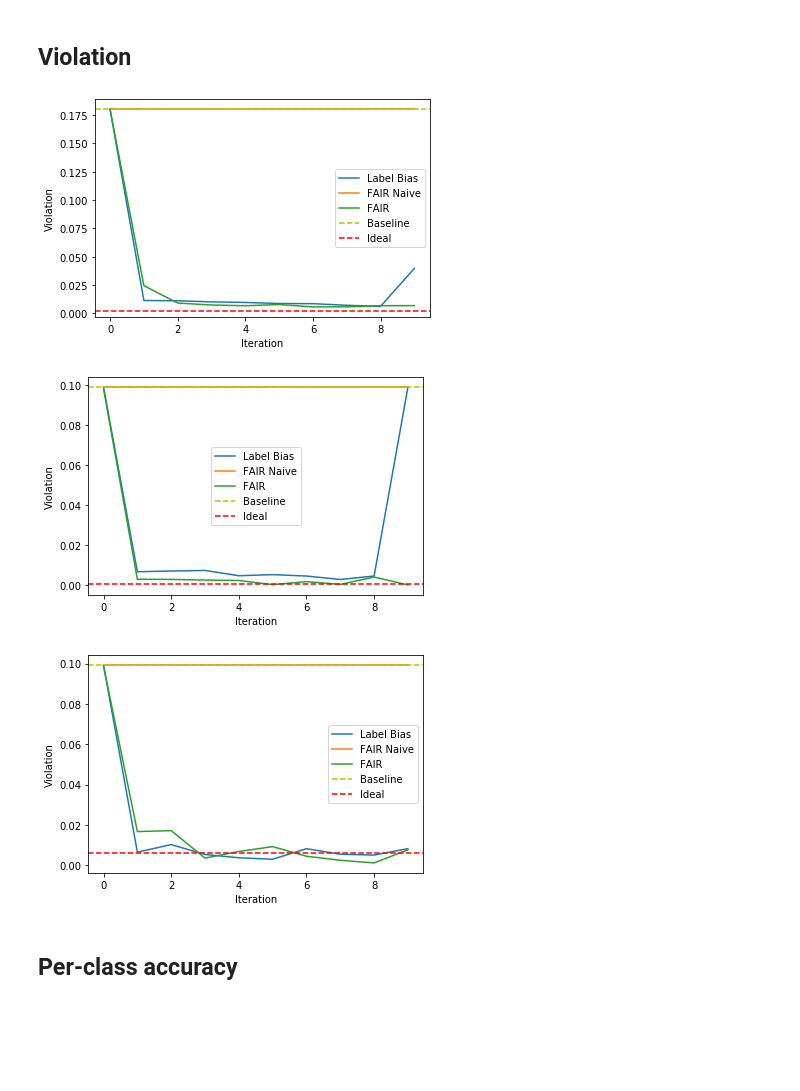
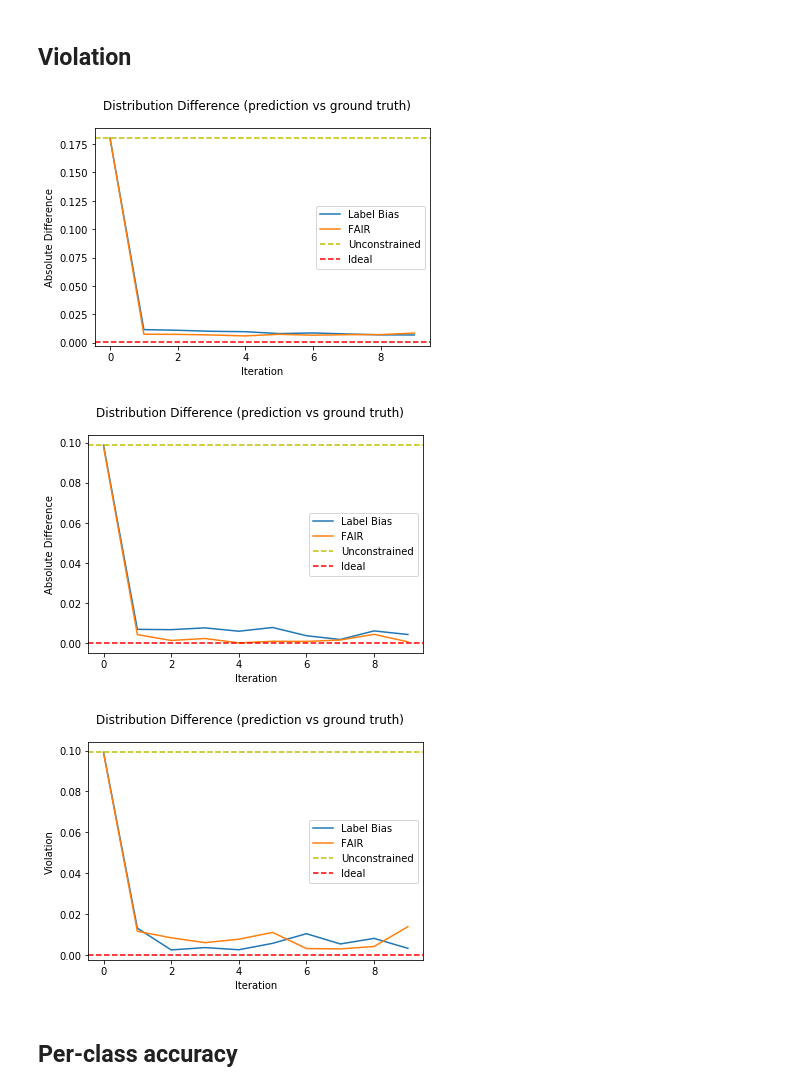
Before and after one commit to eric-yoo/FAIR, a Jupyter notebook: Parser.ipynb, the cells around one changed output. Cells and saved outputs as stored; diff of their text form; code cells hidden in the pictures; blank space fills up the shorter version.

```diff
--- a/Parser.ipynb
+++ b/Parser.ipynb
@@ -8,9 +8,9 @@ import seaborn as sns
 # %%
 # iteration x class
 def get_df(mode, polluted_ratio):
-    acc       = pd.read_csv(f"test_{mode}_accuracy_p{polluted_ratio}.csv")
-    acc_cls   = pd.read_csv(f"test_{mode}_accuracy_cls_p{polluted_ratio}.csv")
-    violation = pd.read_csv(f"test_{mode}_violation_p{polluted_ratio}.csv")
+    acc       = pd.read_csv(f"results/mnist/test_{mode}_accuracy_p{polluted_ratio}.csv")
+    acc_cls   = pd.read_csv(f"results/mnist/test_{mode}_accuracy_cls_p{polluted_ratio}.csv")
+    violation = pd.read_csv(f"results/mnist/test_{mode}_violation_p{polluted_ratio}.csv")
 
     acc["mode"]=mode
     acc["polluted_ratio"]=polluted_ratio
@@ -25,9 +25,9 @@ def get_df(mode, polluted_ratio):
 # %%
 # class x iteration
 def get_df2(mode, polluted_ratio):
-    acc       = pd.read_csv(f"test_{mode}_accuracy_p{polluted_ratio}.csv").T
-    acc_cls   = pd.read_csv(f"test_{mode}_accuracy_cls_p{polluted_ratio}.csv").T
-    violation = pd.read_csv(f"test_{mode}_violation_p{polluted_ratio}.csv").T
+    acc       = pd.read_csv(f"results/mnist/test_{mode}_accuracy_p{polluted_ratio}.csv").T
+    acc_cls   = pd.read_csv(f"results/mnist/test_{mode}_accuracy_cls_p{polluted_ratio}.csv").T
+    violation = pd.read_csv(f"results/mnist/test_{mode}_violation_p{polluted_ratio}.csv").T
 
     acc["mode"]=mode
     acc["polluted_ratio"]=polluted_ratio
@@ -49,7 +49,7 @@ def get_df2(mode, polluted_ratio):
 # t1,t2,t3 = get_df2("lb",0.3)
 # t2
 # %%
-modes=['baseline','ideal','lb','fair_naive','fair']
+modes=['baseline','ideal','lb','lb_wrong','fair']
 polluted_ratio = 0.3
 
 accs       = pd.DataFrame()
@@ -125,7 +156,7 @@ def plot2(dat, class_idx=-1, label="Accuracy"):
         class_idx = str(class_idx)
 
     #lb, fair_naive, fair
-    ax = sns.lineplot(data=dat[dat["mode"].isin(["lb","fair","fair_naive"])], \
+    ax = sns.lineplot(data=dat[dat["mode"].isin(["lb","fair"])], \
                       x='Iteration', \
                       y=class_idx, \
                       hue='mode')
@@ -139,14 +170,15 @@ def plot2(dat, class_idx=-1, label="Accuracy"):
     plt.axhline(y=ideal, c="r", linestyle="dashed", label="Ideal")
 
     #set legend labels
-    labels = ["Label Bias", "FAIR Naive", "FAIR", "Baseline", "Ideal"]
+    labels = ["Label Bias", "FAIR", "Unconstrained", "Ideal"]
     handles, _ = ax.get_legend_handles_labels()
-    plt.legend(handles = handles, labels = labels)
+    plt.legend(handles = handles[1:], labels = labels)
 
     #set y axis labels
     ax.set_ylabel(label)
+    plt.suptitle('Distribution Difference (prediction vs ground truth)')
 
-    plt.show()
+    plt.savefig(F'figs/violation{class_idx}.png')
 # %%
 # x : class
 # y : target value
@@ -174,16 +206,16 @@ def plot3(dat, iteration=8, label="Accuracy"):
 # %% [markdown]
 ## Violation
 # %%
-plot2(violations, label="Violation")
+plot2(violations, label="Absolute Difference")
 # %% [output]
-[figure, old version]
+[figure, new version]
 # %%
-plot2(violations,class_idx=0,label="Violation")
+plot2(violations,class_idx=0,label="Absolute Difference")
 # %% [output]
-[figure, old version]
+[figure, new version]
 # %%
 plot2(violations,class_idx=9,label="Violation")
 # %% [output]
-[figure, old version]
+[figure, new version]
 # %% [markdown]
 ## Per-class accuracy
```
Also changed, not shown: parts of 8 cells of this notebook, 54 other files.
